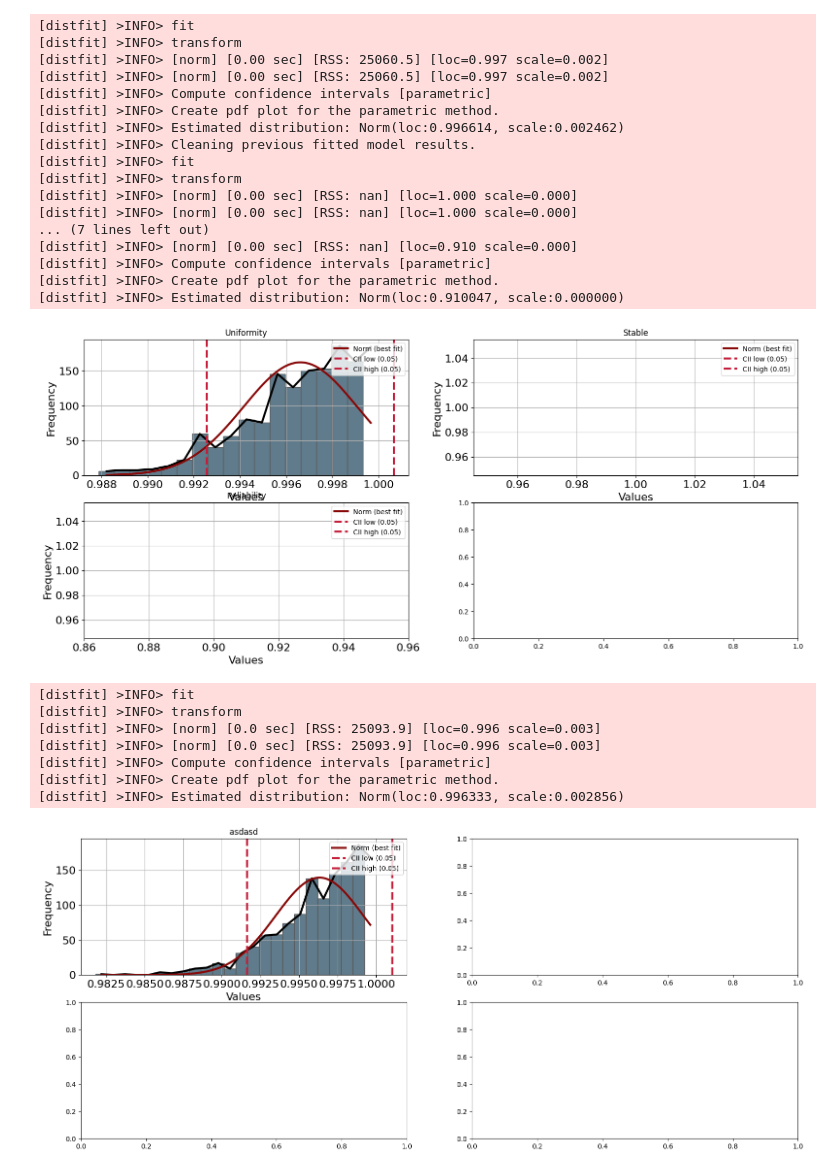
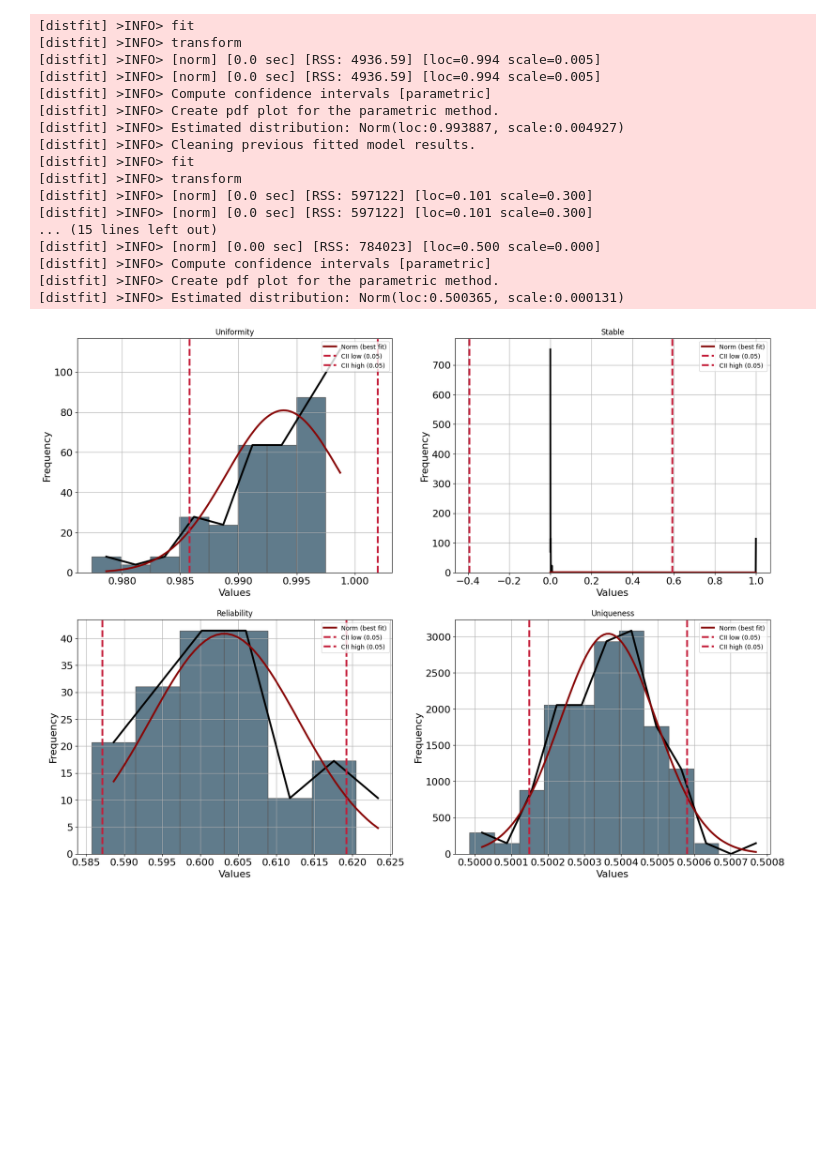
Before and after one commit to Katletos/diploma, a Jupyter notebook: puf.ipynb, the cells around one changed output. Saved outputs shown, nothing was run; the diff lists cells and outputs as text; code cells hidden in the pictures; blank space fills up the shorter version.

```diff
--- a/puf.ipynb
+++ b/puf.ipynb
@@ -15,26 +8,34 @@ NUMBER_OF_RESPONSES=1000
 # %%
+PD_COUNT = 100
+PD_CENTER = 750
+PD_SIGMA = 150
+PD_DEVIATION_SIGMA = 0.30
+
+NUMBER_OF_RESPONSES=100
+
+
 pds = []
-for i in range(4):
+for i in range(50):
     pds.append(np.random.normal(PD_CENTER, PD_SIGMA, PD_COUNT))
 
-res = metrics.calc_metrics(pds, NUMBER_OF_RESPONSES)
+res = metrics.calc_metrics(pds, NUMBER_OF_RESPONSES, PD_DEVIATION_SIGMA)
 metrics.plot_metrics(res)
 # %% [output]
 [distfit] >INFO> fit
 [distfit] >INFO> transform
-[distfit] >INFO> [norm] [0.00 sec] [RSS: 25060.5] [loc=0.997 scale=0.002]
-[distfit] >INFO> [norm] [0.00 sec] [RSS: 25060.5] [loc=0.997 scale=0.002]
+[distfit] >INFO> [norm] [0.0 sec] [RSS: 4936.59] [loc=0.994 scale=0.005]
+[distfit] >INFO> [norm] [0.0 sec] [RSS: 4936.59] [loc=0.994 scale=0.005]
 [distfit] >INFO> Compute confidence intervals [parametric]
 [distfit] >INFO> Create pdf plot for the parametric method.
-[distfit] >INFO> Estimated distribution: Norm(loc:0.996614, scale:0.002462)
+[distfit] >INFO> Estimated distribution: Norm(loc:0.993887, scale:0.004927)
 [distfit] >INFO> Cleaning previous fitted model results.
 [distfit] >INFO> fit
 [distfit] >INFO> transform
-[distfit] >INFO> [norm] [0.00 sec] [RSS: nan] [loc=1.000 scale=0.000]
-[distfit] >INFO> [norm] [0.00 sec] [RSS: nan] [loc=1.000 scale=0.000]
-... (7 lines left out)
-[distfit] >INFO> [norm] [0.00 sec] [RSS: nan] [loc=0.910 scale=0.000]
+[distfit] >INFO> [norm] [0.0 sec] [RSS: 597122] [loc=0.101 scale=0.300]
+[distfit] >INFO> [norm] [0.0 sec] [RSS: 597122] [loc=0.101 scale=0.300]
+... (15 lines left out)
+[distfit] >INFO> [norm] [0.00 sec] [RSS: 784023] [loc=0.500 scale=0.000]
 [distfit] >INFO> Compute confidence intervals [parametric]
 [distfit] >INFO> Create pdf plot for the parametric method.
-[distfit] >INFO> Estimated distribution: Norm(loc:0.910047, scale:0.000000)
+[distfit] >INFO> Estimated distribution: Norm(loc:0.500365, scale:0.000131)
-[figure, old version]
+[figure, new version]
@@ -65,11 +41,0 @@ def analyze_uniqueness(fpga_num: int) -> float:
-# %%
-analyze_unif()
-# %% [output]
-[distfit] >INFO> fit
-[distfit] >INFO> transform
-[distfit] >INFO> [norm] [0.0 sec] [RSS: 25093.9] [loc=0.996 scale=0.003]
-[distfit] >INFO> [norm] [0.0 sec] [RSS: 25093.9] [loc=0.996 scale=0.003]
-[distfit] >INFO> Compute confidence intervals [parametric]
-[distfit] >INFO> Create pdf plot for the parametric method.
-[distfit] >INFO> Estimated distribution: Norm(loc:0.996333, scale:0.002856)
-[figure, removed]
```
Also changed, not shown: parts of 15 cells of this notebook, 2 other files.
